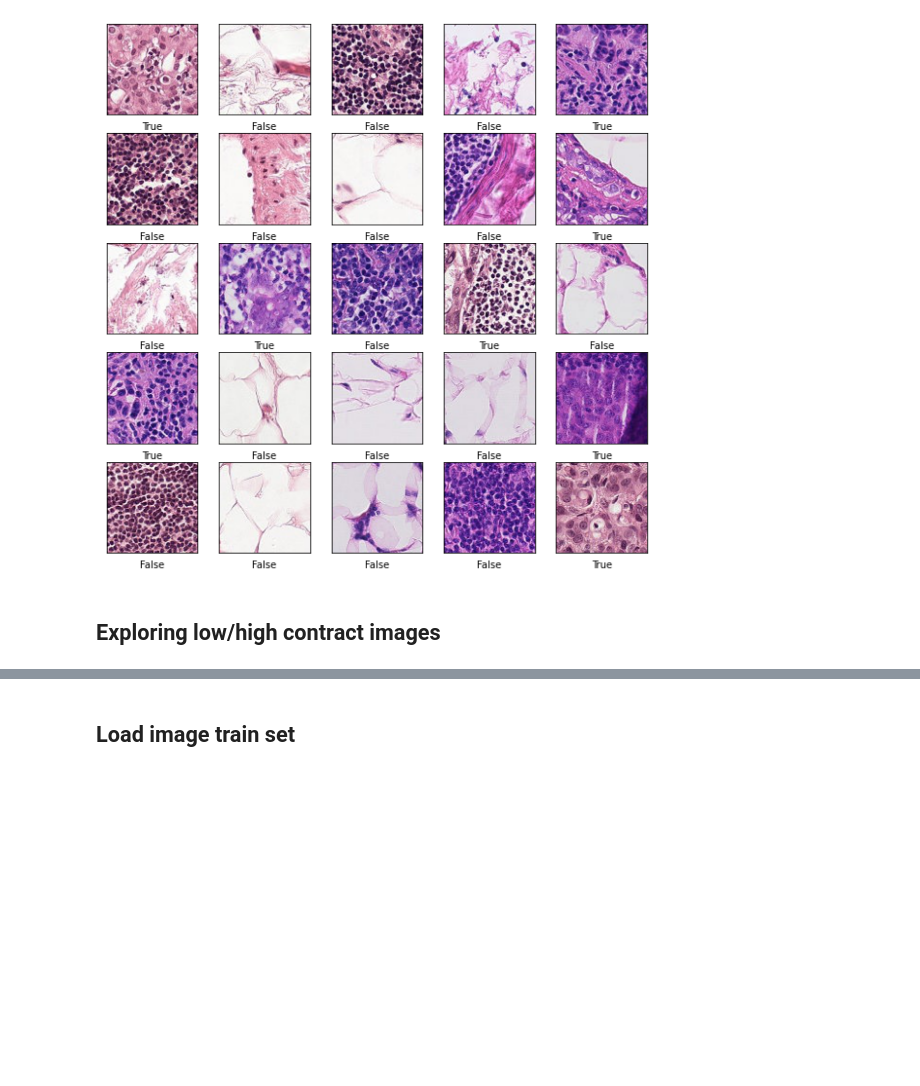
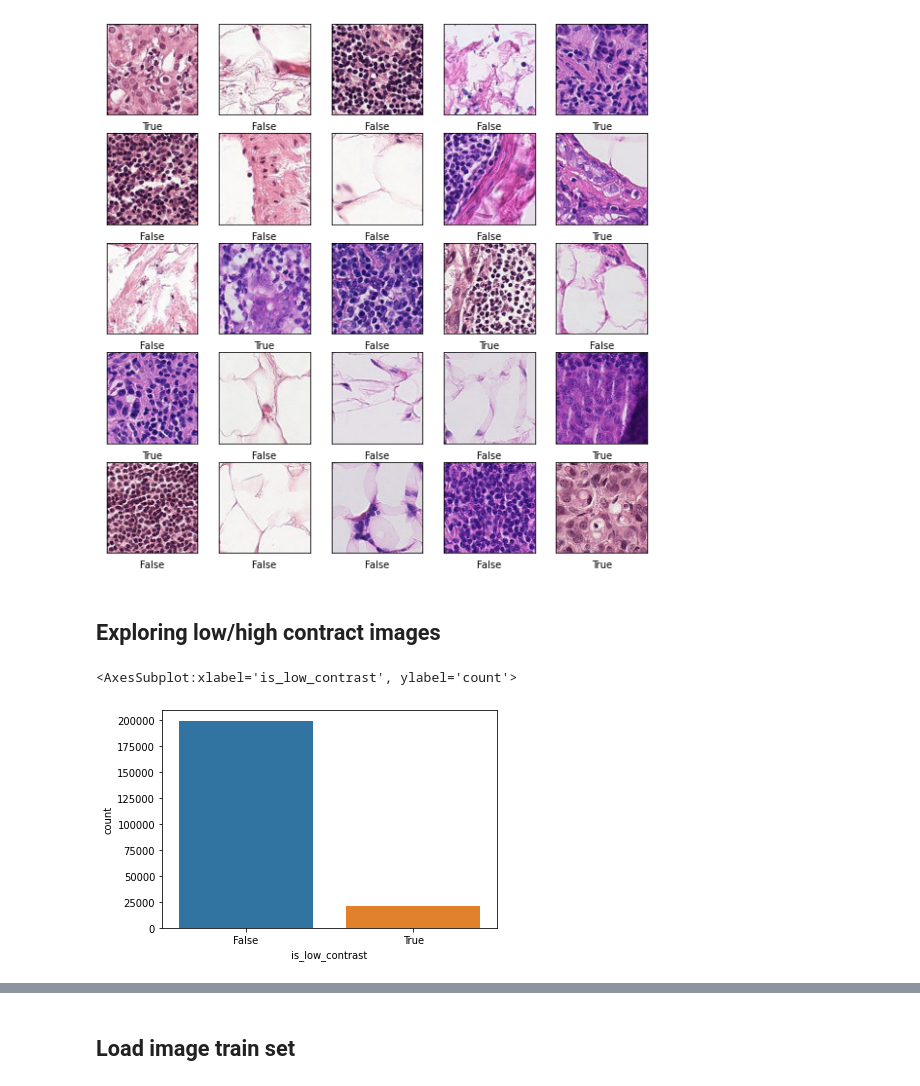
Before and after one commit to alexakh95/datasciense-uni-project, a Jupyter notebook: notebooks/histopathologic_cancer_detection/project.ipynb, the cells around one changed output, grey strips where cells are left out. Cells and saved outputs as stored; diff of their text form; code cells hidden in the pictures; blank space fills up the shorter version.

Commit message:
added contrast checking to notebook

```diff
--- a/notebooks/histopathologic_cancer_detection/project.ipynb
+++ b/notebooks/histopathologic_cancer_detection/project.ipynb
@@ -170,0 +173,10 @@ plt.show()
+# %%
+def is_low_contrast_func(file_name):
+    return is_low_contrast(plt.imread(f'{X_data_directory}{file_name}'), fraction_threshold=0.3)
+# %%
+y_sorted['is_low_contrast'] = y_sorted['file_name'].apply(func=is_low_contrast_func)
+# %%
+sns.countplot(data=y_sorted, x='is_low_contrast')
+# %% [output]
+<AxesSubplot:xlabel='is_low_contrast', ylabel='count'>
+[figure, added]
```
Also changed, not shown: parts of 6 cells of this notebook.
